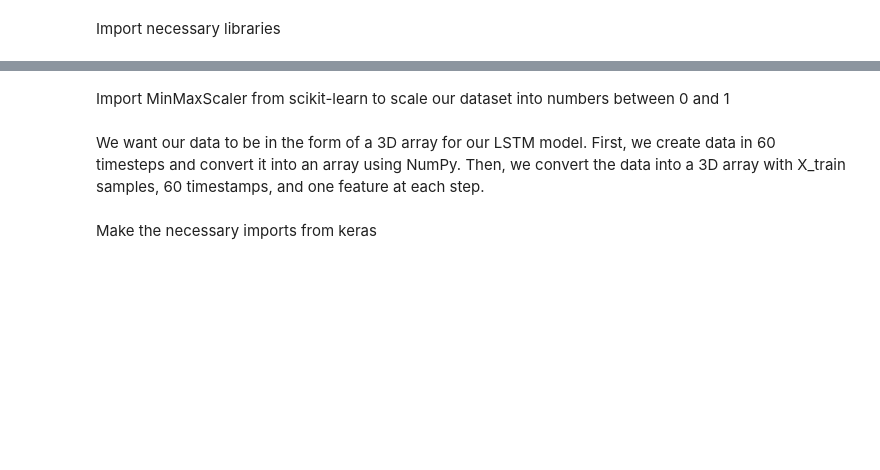
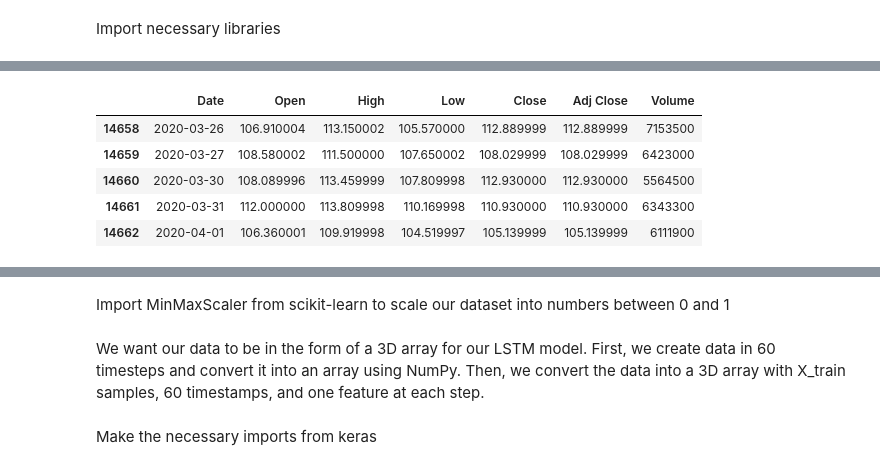
Before and after one commit to commitit/Stock-Prediction, a Jupyter notebook: AI_Stock_LSTM.ipynb, the cells around one changed output, grey strips where cells are left out. Cells and saved outputs as stored; diff of their text form; code cells hidden in the pictures; blank space fills up the shorter version.

```diff
--- a/AI_Stock_LSTM.ipynb
+++ b/AI_Stock_LSTM.ipynb
@@ -29,3 +44,13 @@ df.head(10)
+# %%
+# We take a look at the last rows of our dataset
+df.tail()
+# %% [output]
+|  | Date | Open | High | Low | Close | Adj Close | Volume |
+| 14658 | 2020-03-26 | 106.910004 | 113.150002 | 105.570000 | 112.889999 | 112.889999 | 7153500 |
+| 14659 | 2020-03-27 | 108.580002 | 111.500000 | 107.650002 | 108.029999 | 108.029999 | 6423000 |
+| 14660 | 2020-03-30 | 108.089996 | 113.459999 | 107.809998 | 112.930000 | 112.930000 | 5564500 |
+| 14661 | 2020-03-31 | 112.000000 | 113.809998 | 110.169998 | 110.930000 | 110.930000 | 6343300 |
+| 14662 | 2020-04-01 | 106.360001 | 109.919998 | 104.519997 | 105.139999 | 105.139999 | 6111900 |
 # %%
 #Check datatype, null values
 df.info()
```
Also changed, not shown: parts of 11 cells of this notebook.
